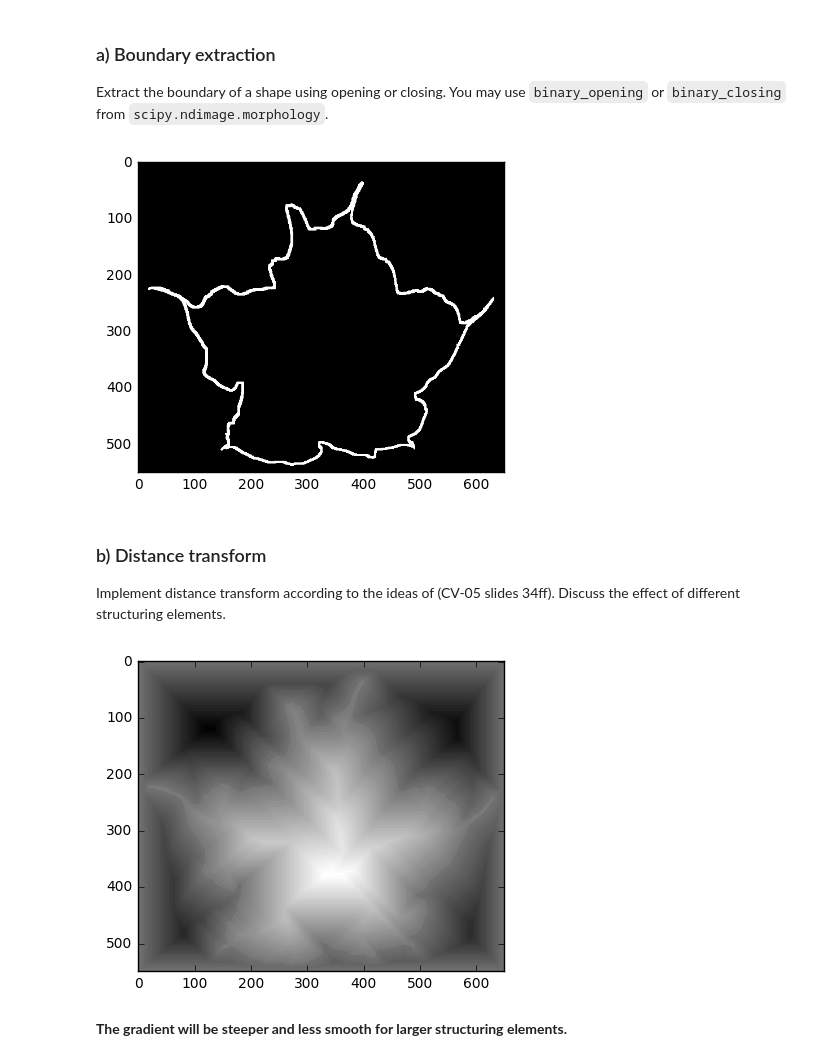
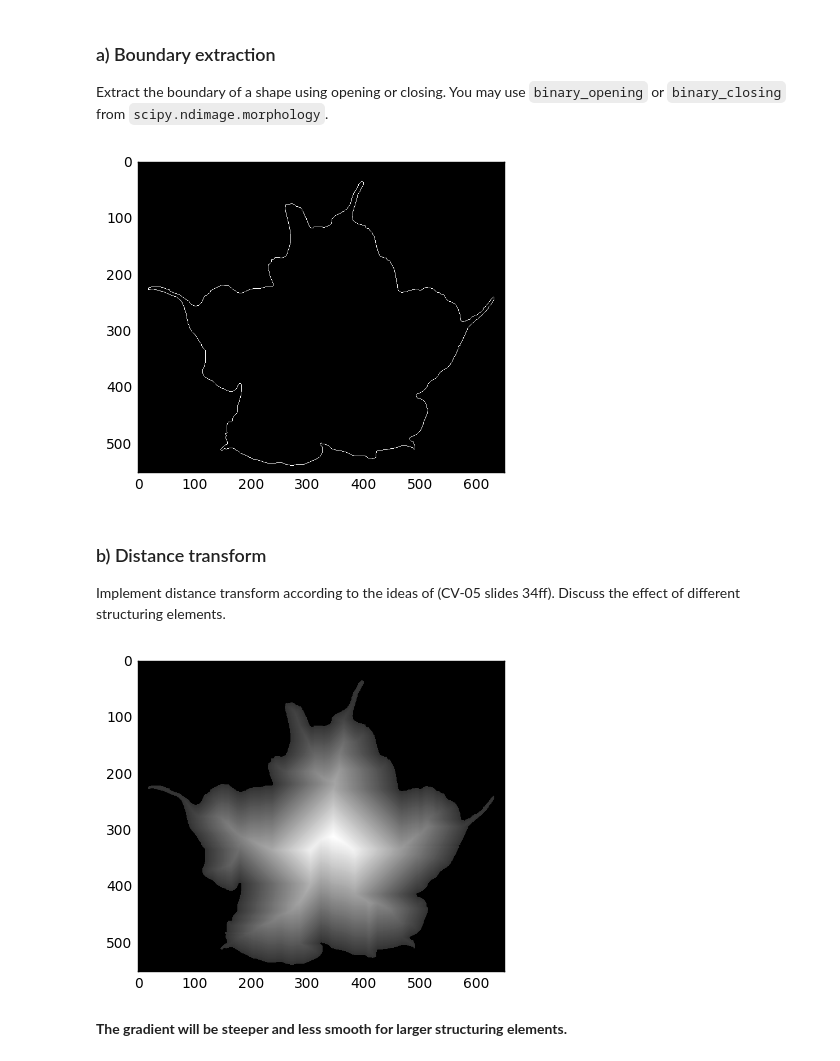
Before and after one commit to themightyoarfish/Computer-Vision, a Jupyter notebook: Exercise3/sheet03.ipynb, the cells around one changed output. Cells and saved outputs as stored; diff of their text form; code cells hidden in the pictures.

Commit message:
fix boundary extraction

```diff
--- a/Exercise3/sheet03.ipynb
+++ b/Exercise3/sheet03.ipynb
@@ -96,7 +96,7 @@ import numpy as np
 import matplotlib.pyplot as plt
 import scipy.ndimage.morphology as morph
 
-def my_boundary(img, ksize=(10,10)):
+def my_boundary(img):
     """
     Compute boundary of binary image.
 
@@ -111,7 +111,12 @@ def my_boundary(img, ksize=(10,10)):
         The boundary as a binary image.
     """
 
-    return img ^ morph.binary_erosion(img, np.ones(ksize))
+    structuring_element = np.ones((3,3))
+    structuring_element[0,0] = 0
+    structuring_element[2,2] = 0
+    structuring_element[0,2] = 0
+    structuring_element[2,0] = 0
+    return img ^ morph.binary_erosion(img, structuring_element)
 
 
 img = plt.imread("engelstrompete.png") > 0
@@ -119,7 +124,7 @@ plt.gray()
 plt.imshow(my_boundary(img))
 plt.show()
 # %% [output]
-[figure, old version]
+[figure, new version]
 # %% [markdown]
 ### b)  Distance transform
 
@@ -127,44 +132,44 @@ Implement distance transform according to the ideas of (CV-05 slides 34ff).  Dis
 # %%
 import numpy as np
 import matplotlib.pyplot as plt
 from scipy.ndimage import morphology as morph, generate_binary_structure
 
-def my_generalized_distance_transform(img, **kwargs):
+def my_distance_transform(img):
+    """
+    Distance transform of binary image.
+
+    Parameters
+    ----------
+    img : ndarray of bools
+        A binary image.
+
+    Returns
+    -------
+    dt : ndarray of ints
+        The distance transform of the input image.
+    """
+
     dt1 = np.zeros(img.shape, np.int32)
-    c = 1
+    c = 0
     img_wo_boundary = img.copy()
     # while not completely eroded
     while np.any(img_wo_boundary):
         # find boundary
-        boundary = my_boundary(img_wo_boundary, **kwargs)
+        boundary = my_boundary(img_wo_boundary)
         img_wo_boundary ^= boundary # shave of current boundary
         dt1[boundary] = c # boundary can be used as mask
         c += 1 # make brighter with every step
 
-    dt2 = np.zeros(img.shape, np.int32)
-    c = 1
-    img_wo_boundary = ~img.copy()
-    # while not completely eroded
-    while np.any(img_wo_boundary):
-        # find boundary
-        boundary = my_boundary(img_wo_boundary, **kwargs)
-        img_wo_boundary ^= boundary # shave of current boundary
-        dt2[boundary] = c # boundary can be used as mask
-        c += 1 # make brighter with every step
-
-    result = dt1 - dt2
-    # m = result.min()
-    # result = result + (- m if m < 0 else m)
-    return result / result.max()
+    return dt1
 
 
 
 img = plt.imread("engelstrompete.png") > 0
 plt.gray()
-plt.imshow(my_generalized_distance_transform(img, ksize=(10,10)))
+plt.imshow(my_distance_transform(img)+50*img)
 plt.show()
 # %% [output]
-[figure, old version]
+[figure, new version]
 # %% [markdown]
 **The gradient will be steeper and less smooth for larger structuring elements.**
 # %% [markdown]
```
Also changed, not shown: parts of 1 cell of this notebook, 1 other file.
